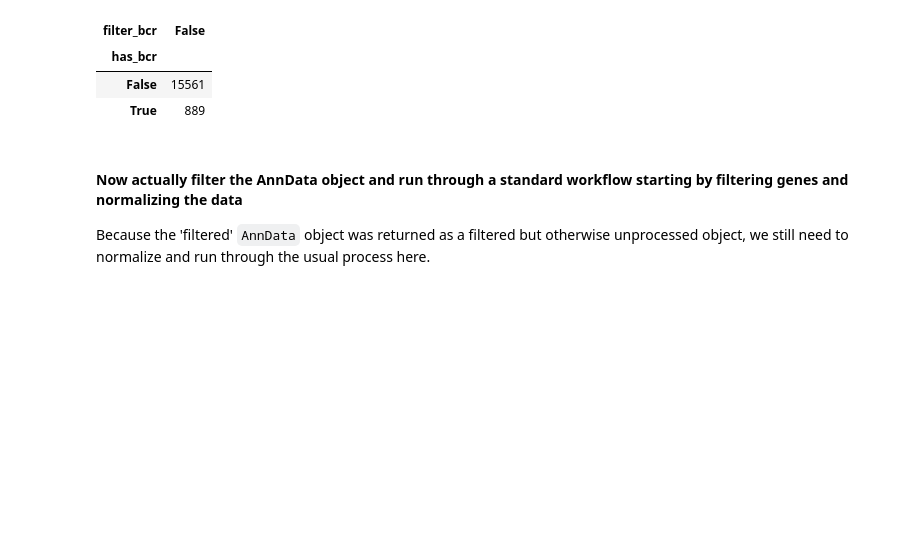
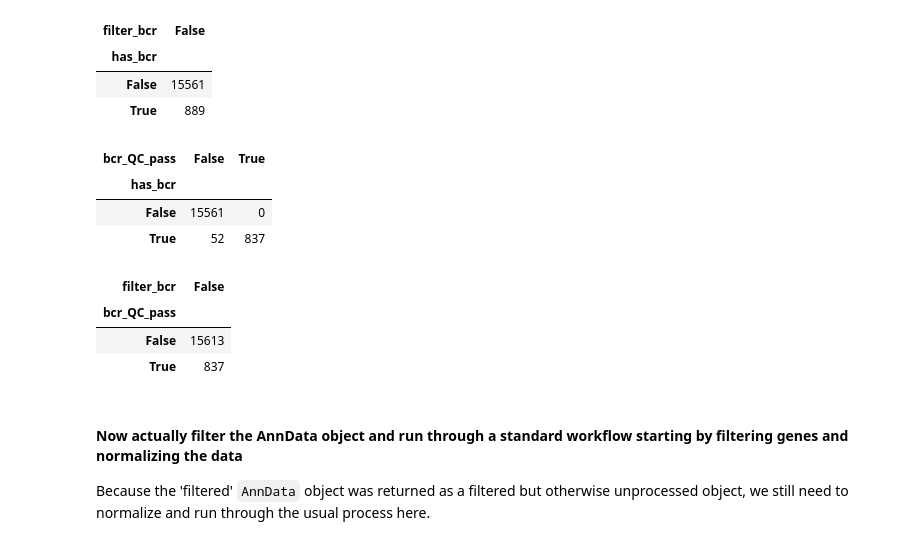
Before and after one commit to zktuong/dandelion, a Jupyter notebook: notebooks/2_dandelion_filtering-10x data.ipynb, the cells around one changed output. Saved outputs shown, nothing was run; the diff lists cells and outputs as text; code cells hidden in the pictures; blank space fills up the shorter version.

```diff
--- a/notebooks/2_dandelion_filtering-10x data.ipynb
+++ b/notebooks/2_dandelion_filtering-10x data.ipynb
@@ -189,6 +191,20 @@ pd.crosstab(adata.obs['has_bcr'], adata.obs['filter_bcr'])
 | has_bcr |  |
 | False | 15561 |
 | True | 889 |
+# %%
+pd.crosstab(adata.obs['has_bcr'], adata.obs['bcr_QC_pass'])
+# %% [output]
+| bcr_QC_pass | False | True |
+| has_bcr |  |  |
+| False | 15561 | 0 |
+| True | 52 | 837 |
+# %%
+pd.crosstab(adata.obs['bcr_QC_pass'], adata.obs['filter_bcr'])
+# %% [output]
+| filter_bcr | False |
+| bcr_QC_pass |  |
+| False | 15613 |
+| True | 837 |
 # %% [markdown]
 #### Now actually filter the AnnData object and run through a standard workflow starting by filtering genes and normalizing the data
 Because the 'filtered' `AnnData` object was returned as a filtered but otherwise unprocessed object, we still need to normalize and run through the usual process here.
```
Also changed, not shown: parts of 3 cells of this notebook.
